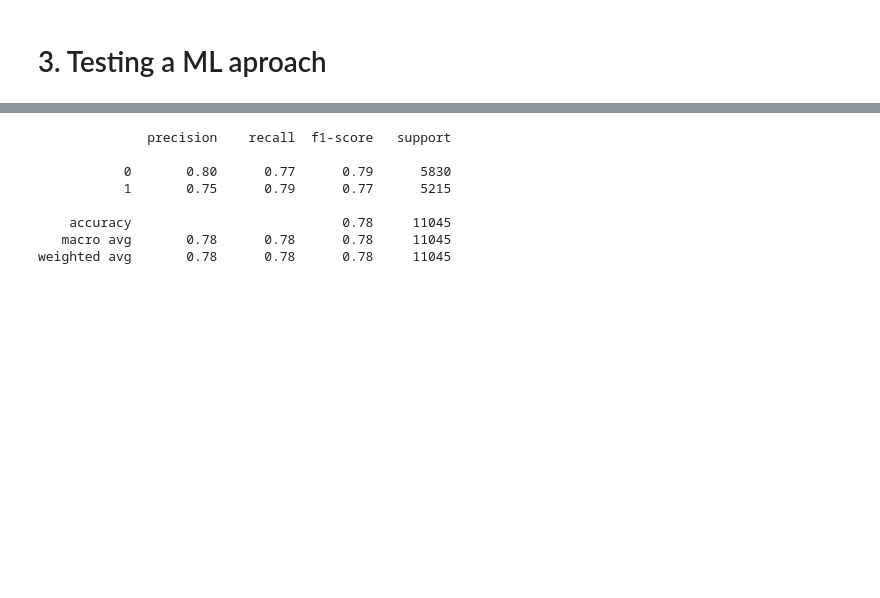
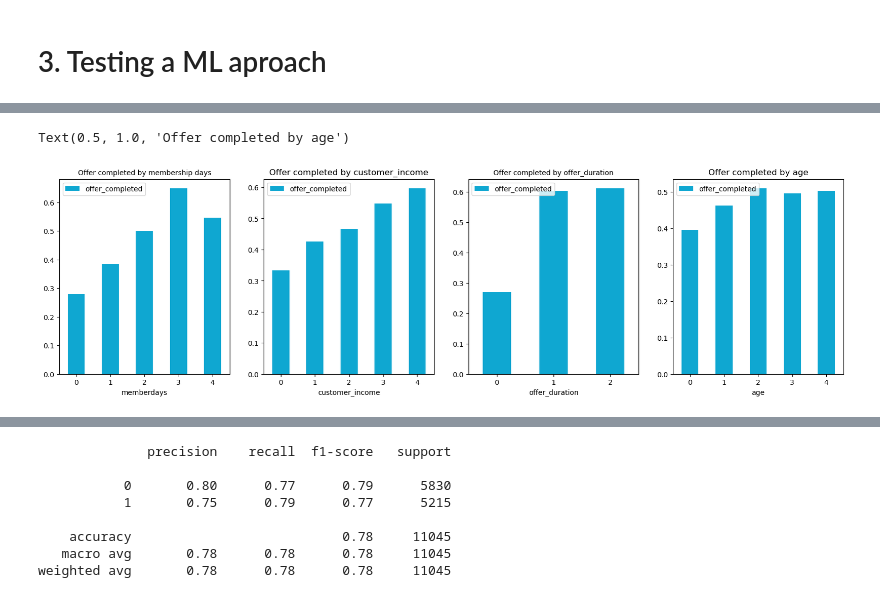
Before and after one commit to GuilherLRO/udacity-machine-learning-engineer-projects, a Jupyter notebook: 5. Starbucks Challenge/Starbucks_Challenge.ipynb, the cells around one changed output, grey strips where cells are left out. Saved outputs shown, nothing was run; the diff lists cells and outputs as text; code cells hidden in the pictures; blank space fills up the shorter version.

```diff
--- a/5. Starbucks Challenge/Starbucks_Challenge.ipynb
+++ b/5. Starbucks Challenge/Starbucks_Challenge.ipynb
@@ -333,0 +380,38 @@ array([[<AxesSubplot:title={'center':'offer_completed'}>]], dtype=object)
+# %%
+#verifying relation between offer completed and membership days, offer duration and customer customer_income in 3 subplots
+df_benchmark = df_.copy()
+
+#dividing the membership days into 5 bins
+df_benchmark['memberdays'] = pd.qcut(df_benchmark['memberdays'], 5, labels=False)
+
+#dividing the customer_income into 5 bins
+df_benchmark['customer_income'] = pd.qcut(df_benchmark['customer_income'], 5, labels=False)
+
+# Dividing offer duration into 5 bins
+df_benchmark['offer_duration'] = pd.qcut(df_benchmark['offer_duration'], 5, labels=False, duplicates='drop')
+
+# Defining subplots
+fig, ax = plt.subplots(1, 4, figsize=(20, 5))
+
+# Plotting the distribution of the membership days
+df_benchmark[['memberdays', 'offer_completed']].groupby('memberdays').mean().plot(kind='bar', color='#0fa7d1', rot=0, ax=ax[0])
+ax[0].set_title('Offer completed by membership days', fontsize=10)
+# set bin label as the minimum value of instance in each bin
+
+# Plotting the distribution of the customer_income
+df_benchmark[['customer_income', 'offer_completed']].groupby('customer_income').mean().plot(kind='bar', color='#0fa7d1', rot=0, ax=ax[1], fontsize=10)
+ax[1].set_title('Offer completed by customer_income')
+
+# Plotting the distribution of the offer_duration
+df_benchmark[['offer_duration', 'offer_completed']].groupby('offer_duration').mean().plot(kind='bar', color='#0fa7d1', rot=0, ax=ax[2], fontsize=10)
+ax[2].set_title('Offer completed by offer_duration', fontsize=10)
+
+# Dividing age into 5 bins
+df_benchmark['age'] = pd.qcut(df_benchmark['age'], 5, labels=False)
+
+# Plotting the distribution of the age
+df_benchmark[['age', 'offer_completed']].groupby('age').mean().plot(kind='bar', color='#0fa7d1', rot=0, ax=ax[3])
+ax[3].set_title('Offer completed by age')
+# %% [output]
+Text(0.5, 1.0, 'Offer completed by age')
+[figure, added]
```
Also changed, not shown: parts of 13 cells of this notebook, 2 other files.
